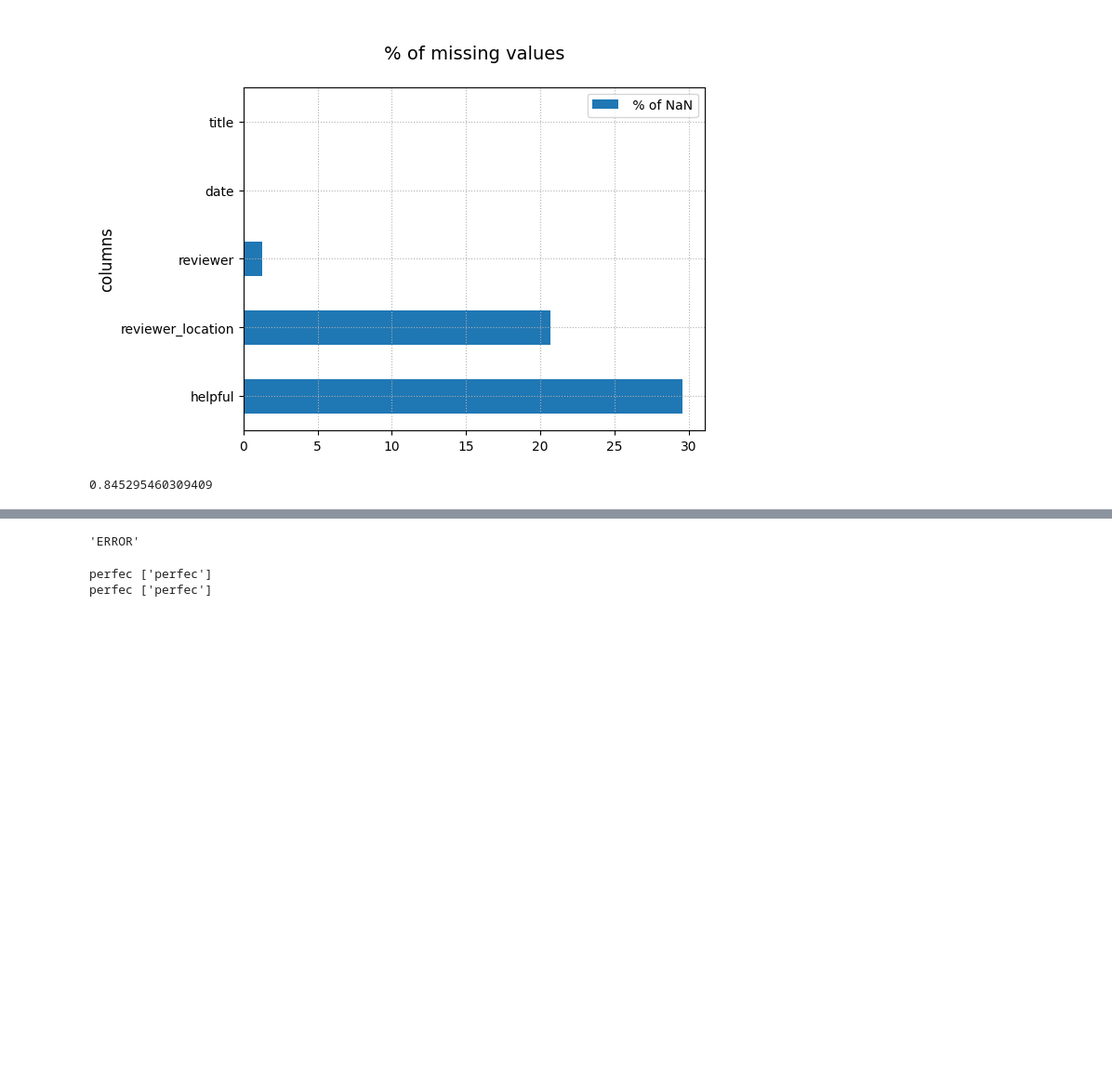
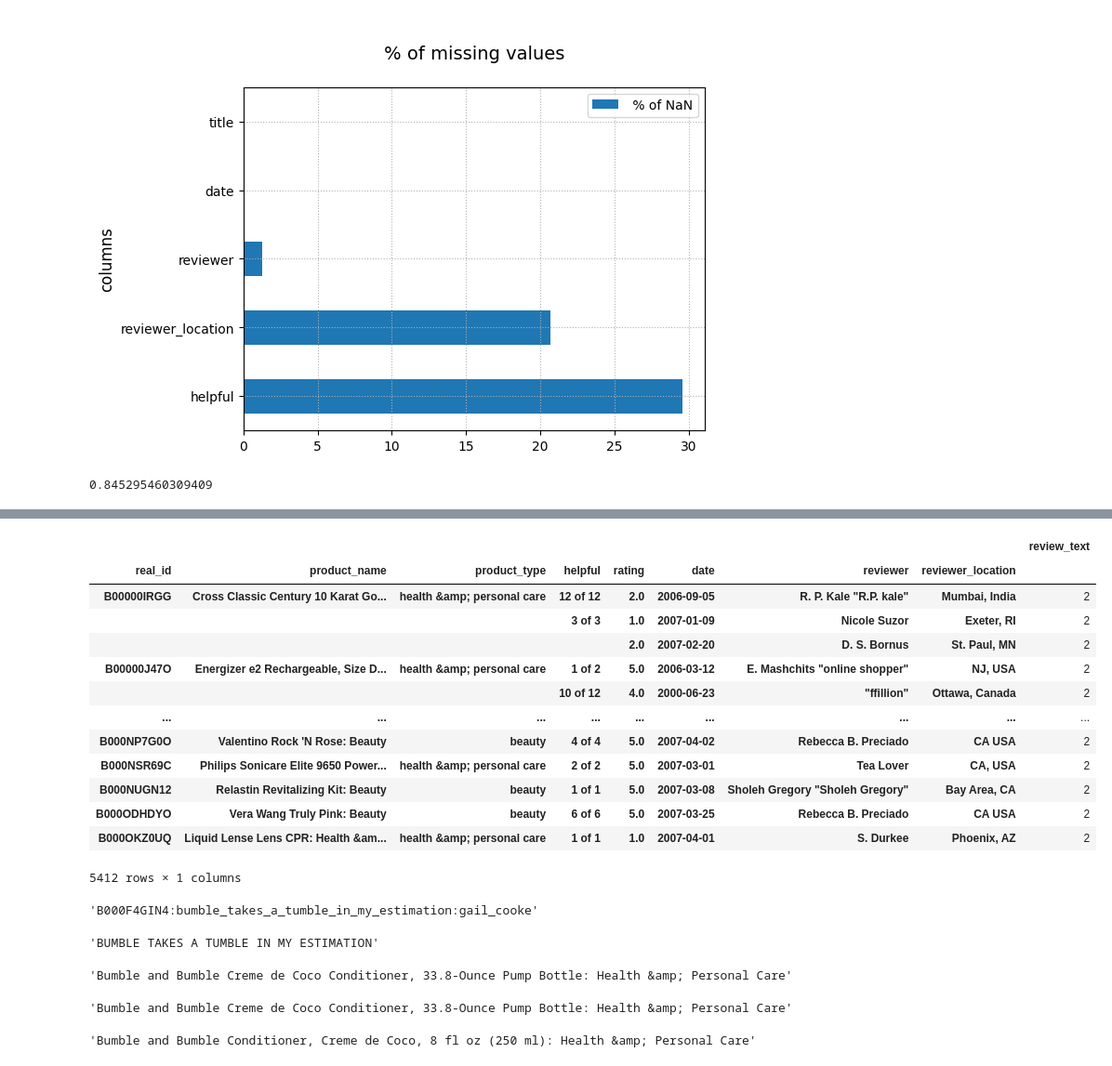
Before and after one commit to LM1997610/DMT, a Jupyter notebook: Untitled4.ipynb, the cells around one changed output, grey strips where cells are left out. Shown at 93% size. Drawn from its saved outputs; the diff is of its cells as text; code cells hidden in the pictures; blank space fills up the shorter version.

```diff
--- a/Untitled4.ipynb
+++ b/Untitled4.ipynb
@@ -157,13 +216,38 @@ Error: Runtime no longer has a reference to this dataframe, please re-run this c
+# %%
+a
+# %% [output]
+|  |  |  |  |  |  |  |  | review_text |
+| real_id | product_name | product_type | helpful | rating | date | reviewer | reviewer_location |  |
+| B00000IRGG | Cross Classic Century 10 Karat Go... | health &amp; personal care | 12 of 12 | 2.0 | 2006-09-05 | R. P. Kale "R.P. kale" | Mumbai, India | 2 |
+|  |  |  | 3 of 3 | 1.0 | 2007-01-09 | Nicole Suzor | Exeter, RI | 2 |
+|  |  |  |  | 2.0 | 2007-02-20 | D. S. Bornus | St. Paul, MN | 2 |
+| B00000J47O | Energizer e2 Rechargeable, Size D... | health &amp; personal care | 1 of 2 | 5.0 | 2006-03-12 | E. Mashchits "online shopper" | NJ, USA | 2 |
+|  |  |  | 10 of 12 | 4.0 | 2000-06-23 | "ffillion" | Ottawa, Canada | 2 |
+| ... | ... | ... | ... | ... | ... | ... | ... | ... |
+| B000NP7G0O | Valentino Rock 'N Rose: Beauty | beauty | 4 of 4 | 5.0 | 2007-04-02 | Rebecca B. Preciado | CA USA | 2 |
+| B000NSR69C | Philips Sonicare Elite 9650 Power... | health &amp; personal care | 2 of 2 | 5.0 | 2007-03-01 | Tea Lover | CA, USA | 2 |
+| B000NUGN12 | Relastin Revitalizing Kit: Beauty | beauty | 1 of 1 | 5.0 | 2007-03-08 | Sholeh Gregory "Sholeh Gregory" | Bay Area, CA | 2 |
+| B000ODHDYO | Vera Wang Truly Pink: Beauty | beauty | 6 of 6 | 5.0 | 2007-03-25 | Rebecca B. Preciado | CA USA | 2 |
+| B000OKZ0UQ | Liquid Lense Lens CPR: Health &am... | health &amp; personal care | 1 of 1 | 1.0 | 2007-04-01 | S. Durkee | Phoenix, AZ | 2 |
+5412 rows × 1 columns
 # %%
-df["review_text"].iloc[19660]
+df["unique_id"].iloc[722]
 # %% [output]
-'ERROR'
+'B000F4GIN4:bumble_takes_a_tumble_in_my_estimation:gail_cooke'
-# %%
-for i in df["review_text"]:
-  b = i.split()
-  if len(b) == 1 and b[0] != "ERROR":
-    print(i,b)
-# %% [output]
-perfec ['perfec']
-perfec ['perfec']
+# %%
+df["title"].iloc[722]
+# %% [output]
+'BUMBLE TAKES A TUMBLE IN MY ESTIMATION'
+# %%
+df["product_name"].iloc[722]
+# %% [output]
+'Bumble and Bumble Creme de Coco Conditioner, 33.8-Ounce Pump Bottle: Health &amp; Personal Care'
+# %%
+df["product_name"].iloc[722]
+# %% [output]
+'Bumble and Bumble Creme de Coco Conditioner, 33.8-Ounce Pump Bottle: Health &amp; Personal Care'
+# %%
+df["product_name"].iloc[925]
+# %% [output]
+'Bumble and Bumble Conditioner, Creme de Coco, 8 fl oz (250 ml): Health &amp; Personal Care'
 # %%
```
Also changed, not shown: parts of 23 cells of this notebook.
